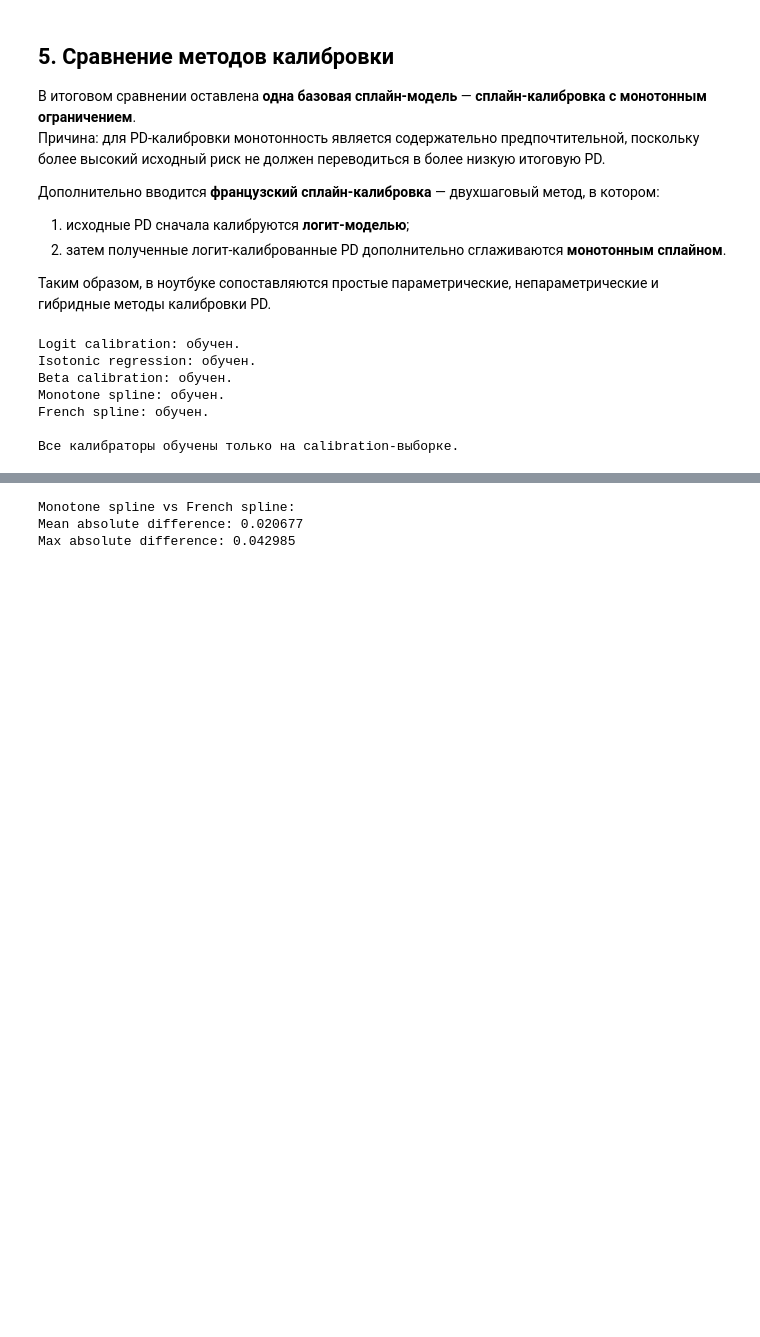
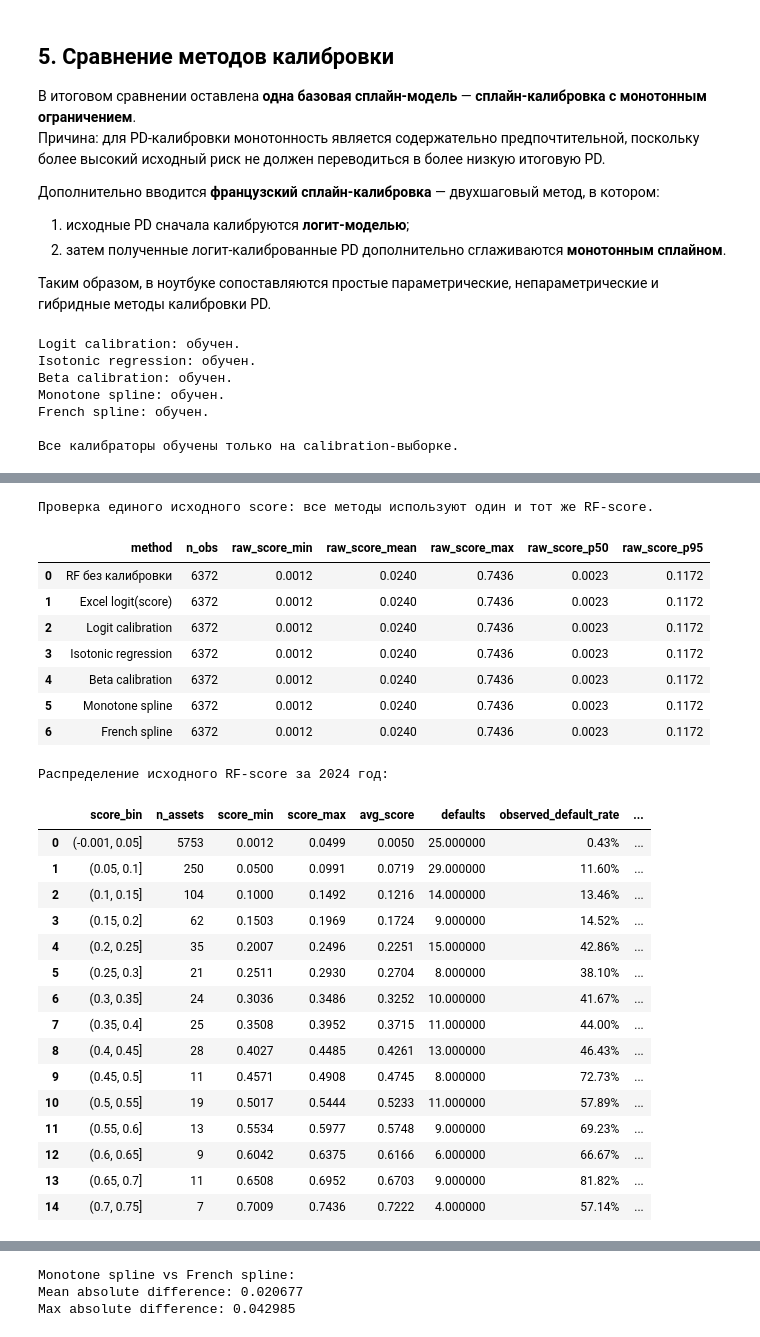
Before and after one commit to ddudenko275-boop/ColebrationTedo, a Jupyter notebook: notebooks/pd_calibration.ipynb, the cells around one changed output, grey strips where cells are left out. Drawn from its saved outputs; the diff is of its cells as text; code cells hidden in the pictures; blank space fills up the shorter version.

```diff
--- a/notebooks/pd_calibration.ipynb
+++ b/notebooks/pd_calibration.ipynb
@@ -345,0 +350,74 @@ French spline: обучен.
+# %%
+calibration_method_names = ["RF без калибровки", "Excel logit(score)", *list(calibrators.keys())]
+
+raw_score_input_check = pd.DataFrame({
+    "method": calibration_method_names,
+    "n_obs": len(scores_test),
+    "raw_score_min": float(scores_test.min()),
+    "raw_score_mean": float(scores_test.mean()),
+    "raw_score_max": float(scores_test.max()),
+    "raw_score_p50": float(np.quantile(scores_test, 0.50)),
+    "raw_score_p95": float(np.quantile(scores_test, 0.95)),
+})
+
+score_columns = ["raw_score_min", "raw_score_mean", "raw_score_max", "raw_score_p50", "raw_score_p95"]
+raw_score_sync_diff = raw_score_input_check[score_columns].max() - raw_score_input_check[score_columns].min()
+if float(raw_score_sync_diff.max()) > 1e-12:
+    raise ValueError("Raw RF score differs across calibration methods.")
+
+print("Проверка единого исходного score: все методы используют один и тот же RF-score.")
+display(
+    raw_score_input_check
+    .style.format({
+        "raw_score_min": "{:.4f}",
+        "raw_score_mean": "{:.4f}",
+        "raw_score_max": "{:.4f}",
+        "raw_score_p50": "{:.4f}",
+        "raw_score_p95": "{:.4f}",
+    })
+)
+
+score_distribution_2024 = score_distribution_table(
+    scores_test,
+    y_test.values,
+    bins=np.linspace(0, 1, 21),
+)
+
+print("Распределение исходного RF-score за 2024 год:")
+display(
+    score_distribution_2024[score_distribution_2024["n_assets"] > 0]
+    .style.format({
+        "score_min": "{:.4f}",
+        "score_max": "{:.4f}",
+        "avg_score": "{:.4f}",
+        "observed_default_rate": "{:.2%}",
+        "portfolio_count_share": "{:.1%}",
+    })
+)
+# %% [output]
+Проверка единого исходного score: все методы используют один и тот же RF-score.
+|  | method | n_obs | raw_score_min | raw_score_mean | raw_score_max | raw_score_p50 | raw_score_p95 |
+| 0 | RF без калибровки | 6372 | 0.0012 | 0.0240 | 0.7436 | 0.0023 | 0.1172 |
+| 1 | Excel logit(score) | 6372 | 0.0012 | 0.0240 | 0.7436 | 0.0023 | 0.1172 |
+| 2 | Logit calibration | 6372 | 0.0012 | 0.0240 | 0.7436 | 0.0023 | 0.1172 |
+| 3 | Isotonic regression | 6372 | 0.0012 | 0.0240 | 0.7436 | 0.0023 | 0.1172 |
+| 4 | Beta calibration | 6372 | 0.0012 | 0.0240 | 0.7436 | 0.0023 | 0.1172 |
+| 5 | Monotone spline | 6372 | 0.0012 | 0.0240 | 0.7436 | 0.0023 | 0.1172 |
+| 6 | French spline | 6372 | 0.0012 | 0.0240 | 0.7436 | 0.0023 | 0.1172 |
+Распределение исходного RF-score за 2024 год:
+|  | score_bin | n_assets | score_min | score_max | avg_score | defaults | observed_default_rate | ... |
+| 0 | (-0.001, 0.05] | 5753 | 0.0012 | 0.0499 | 0.0050 | 25.000000 | 0.43% | ... |
+| 1 | (0.05, 0.1] | 250 | 0.0500 | 0.0991 | 0.0719 | 29.000000 | 11.60% | ... |
+| 2 | (0.1, 0.15] | 104 | 0.1000 | 0.1492 | 0.1216 | 14.000000 | 13.46% | ... |
+| 3 | (0.15, 0.2] | 62 | 0.1503 | 0.1969 | 0.1724 | 9.000000 | 14.52% | ... |
+| 4 | (0.2, 0.25] | 35 | 0.2007 | 0.2496 | 0.2251 | 15.000000 | 42.86% | ... |
+| 5 | (0.25, 0.3] | 21 | 0.2511 | 0.2930 | 0.2704 | 8.000000 | 38.10% | ... |
+| 6 | (0.3, 0.35] | 24 | 0.3036 | 0.3486 | 0.3252 | 10.000000 | 41.67% | ... |
+| 7 | (0.35, 0.4] | 25 | 0.3508 | 0.3952 | 0.3715 | 11.000000 | 44.00% | ... |
+| 8 | (0.4, 0.45] | 28 | 0.4027 | 0.4485 | 0.4261 | 13.000000 | 46.43% | ... |
+| 9 | (0.45, 0.5] | 11 | 0.4571 | 0.4908 | 0.4745 | 8.000000 | 72.73% | ... |
+| 10 | (0.5, 0.55] | 19 | 0.5017 | 0.5444 | 0.5233 | 11.000000 | 57.89% | ... |
+| 11 | (0.55, 0.6] | 13 | 0.5534 | 0.5977 | 0.5748 | 9.000000 | 69.23% | ... |
+| 12 | (0.6, 0.65] | 9 | 0.6042 | 0.6375 | 0.6166 | 6.000000 | 66.67% | ... |
+| 13 | (0.65, 0.7] | 11 | 0.6508 | 0.6952 | 0.6703 | 9.000000 | 81.82% | ... |
+| 14 | (0.7, 0.75] | 7 | 0.7009 | 0.7436 | 0.7222 | 4.000000 | 57.14% | ... |
```
Also changed, not shown: parts of 24 cells of this notebook.
